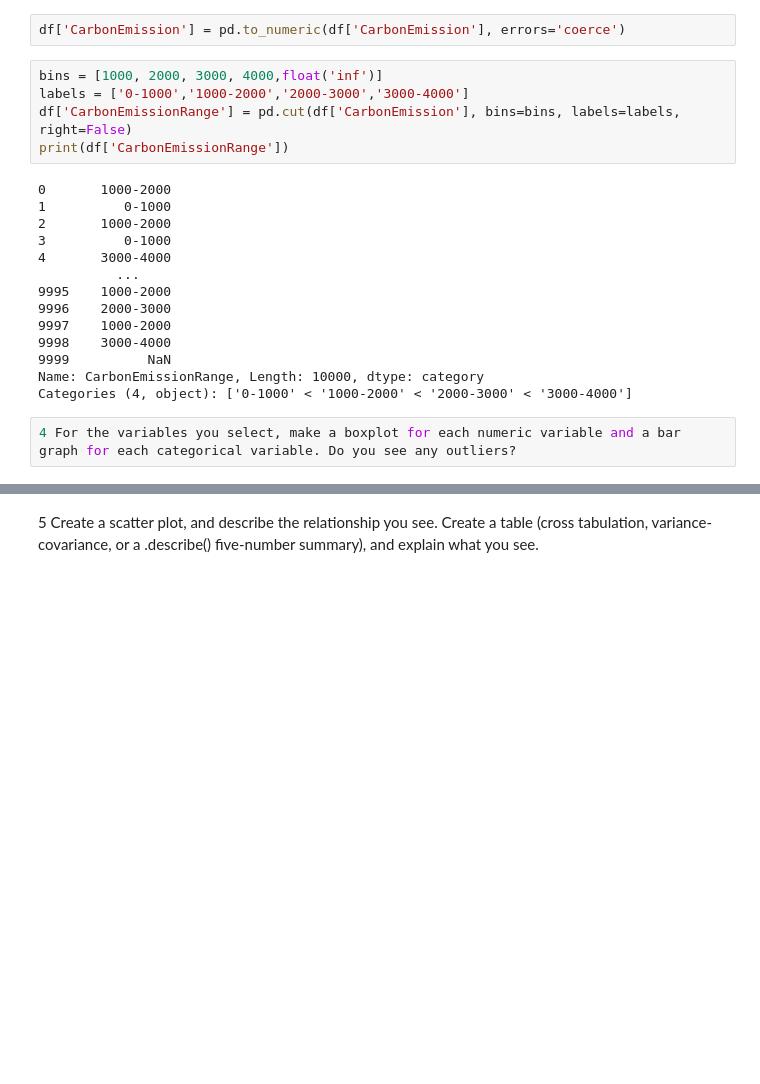
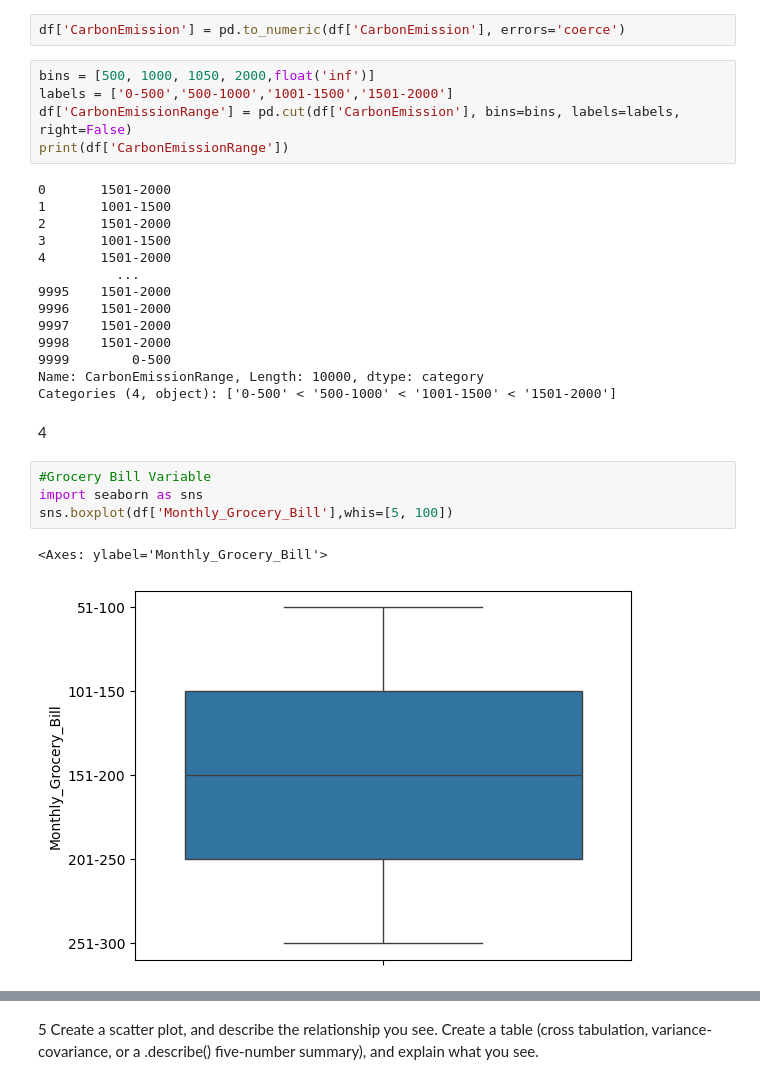
Before and after one commit to erinmoulton/visualization, a Jupyter notebook: assignment/assignment.ipynb, the cells around one changed output, grey strips where cells are left out. Saved outputs shown, nothing was run; the diff lists cells and outputs as text; blank space fills up the shorter version.

```diff
--- a/assignment/assignment.ipynb
+++ b/assignment/assignment.ipynb
@@ -263,23 +266,30 @@ print(carbon_emissions.unique())
 # %%
 df['CarbonEmission'] = pd.to_numeric(df['CarbonEmission'], errors='coerce')
 # %%
-bins = [1000, 2000, 3000, 4000,float('inf')]
-labels = ['0-1000','1000-2000','2000-3000','3000-4000']
+bins = [500, 1000, 1050, 2000,float('inf')]
+labels = ['0-500','500-1000','1001-1500','1501-2000']
 df['CarbonEmissionRange'] = pd.cut(df['CarbonEmission'], bins=bins, labels=labels, right=False)
 print(df['CarbonEmissionRange'])
 # %% [output]
-0       1000-2000
-1          0-1000
-2       1000-2000
-3          0-1000
-4       3000-4000
+0       1501-2000
+1       1001-1500
+2       1501-2000
+3       1001-1500
+4       1501-2000
           ...
-9995    1000-2000
-9996    2000-3000
-9997    1000-2000
-9998    3000-4000
-9999          NaN
+9995    1501-2000
+9996    1501-2000
+9997    1501-2000
+9998    1501-2000
+9999        0-500
 Name: CarbonEmissionRange, Length: 10000, dtype: category
-Categories (4, object): ['0-1000' < '1000-2000' < '2000-3000' < '3000-4000']
+Categories (4, object): ['0-500' < '500-1000' < '1001-1500' < '1501-2000']
-# %%
-4 For the variables you select, make a boxplot for each numeric variable and a bar graph for each categorical variable. Do you see any outliers?
+# %% [markdown]
+4
+# %%
+#Grocery Bill Variable
+import seaborn as sns
+sns.boxplot(df['Monthly_Grocery_Bill'],whis=[5, 100])
+# %% [output]
+<Axes: ylabel='Monthly_Grocery_Bill'>
+[figure, added]
```
Also changed, not shown: parts of 14 cells of this notebook.
